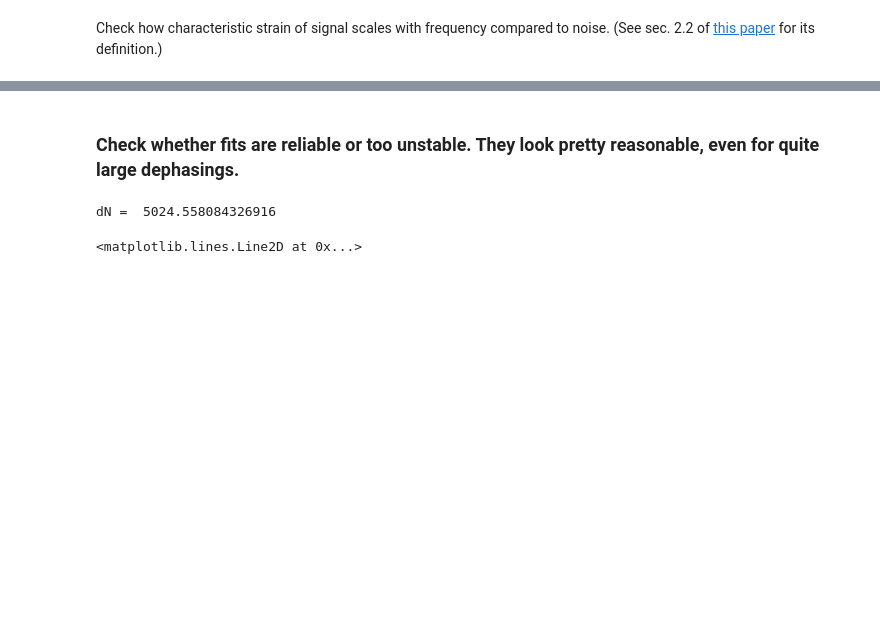
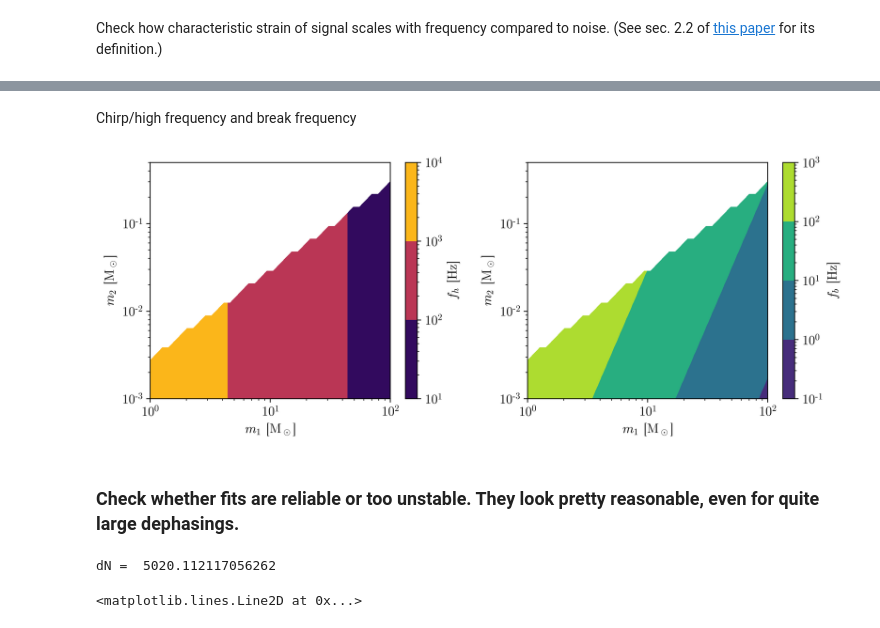
Before and after one commit to adam-coogan/pydd, a Jupyter notebook: notebooks/earth-based.ipynb, the cells around one changed output, grey strips where cells are left out. Drawn from its saved outputs; the diff is of its cells as text; code cells hidden in the pictures; blank space fills up the shorter version.

```diff
--- a/notebooks/earth-based.ipynb
+++ b/notebooks/earth-based.ipynb
@@ -262,3 +330,40 @@ WARNING:matplotlib.backends.backend_pdf:'cmunrm.otf' can not be subsetted into a
+# %% [markdown]
+Chirp/high frequency and break frequency
+# %%
+fig, axes = plt.subplots(1, 2, figsize=(10, 4))
+
+ax = axes[0]
+cs = ax.contourf(
+    m_1_g / MSUN,
+    m_2_g / MSUN,
+    results["f_h"],
+    locator=ticker.LogLocator(),
+#     levels=jnp.geomspace(1e1, 1e4, 10),
+    cmap="inferno",
+)
+plt.colorbar(cs, ax=ax, label=r"$f_h$ [Hz]")
+
+ax = axes[1]
+f_bs = jnp.vectorize(lambda m_1, m_2: get_f_b(m_1, m_2, gamma_s_pbh))(m_1_mg, m_2_mg)
+cs = ax.contourf(
+    m_1_g / MSUN,
+    m_2_g / MSUN,
+    f_bs * (m_2_mg / m_1_mg < 10**(-2.5)),
+    locator=ticker.LogLocator(),
+#     levels=jnp.geomspace(1e-1, 1e4, 11),
+#     cmap="cividis",
+)
+plt.colorbar(cs, ax=ax, label=r"$f_b$ [Hz]")
+
+for ax in axes:
+    ax.set_xscale("log")
+    ax.set_yscale("log")
+    ax.set_xlabel(r"$m_1$ [M$_\odot$]")
+    ax.set_ylabel(r"$m_2$ [M$_\odot$]")
+
+fig.tight_layout()
+# %% [output]
+[figure, added]
 # %% [markdown]
 ### Check whether fits are reliable or too unstable. They look pretty reasonable, even for quite large dephasings.
 # %%
@@ -268,7 +373,7 @@ dd = make_dynamic_dress(40 * MSUN, 1e-2 * MSUN, rho_s_pbh, gamma_s_pbh, dL=120e6
 def fun(M_chirp_MSUN):
     vb = VacuumBinary(M_chirp_MSUN * MSUN, dd.Phi_c, dd.tT_c, dd.dL, dd.f_c)
     f_h = min(dd.f_c, f_range_et[1])
-    return loglikelihood_fft(vb, dd, f_range_et[0], f_h, 10000, 1000, S_n_et)
+    return loglikelihood_fft(vb, dd, f_range_et[0], f_h, 100000, 1000, S_n_et)
 
 bracket = (dd.M_chirp / MSUN * (1 - 1e-5), dd.M_chirp / MSUN * (1 + 5e-5))
 M_chirp_MSUNs = jnp.linspace(*bracket, 200)
@@ -284,7 +389,7 @@ print(
     / (2 * pi),
 )
 # %% [output]
-dN =  5024.558084326916
+dN =  5020.112117056262
 # %%
 plt.plot(M_chirp_MSUNs, lls, ".")
 plt.axvline(dd.M_chirp / MSUN)
```
Also changed, not shown: parts of 20 cells of this notebook, 6 other files.
